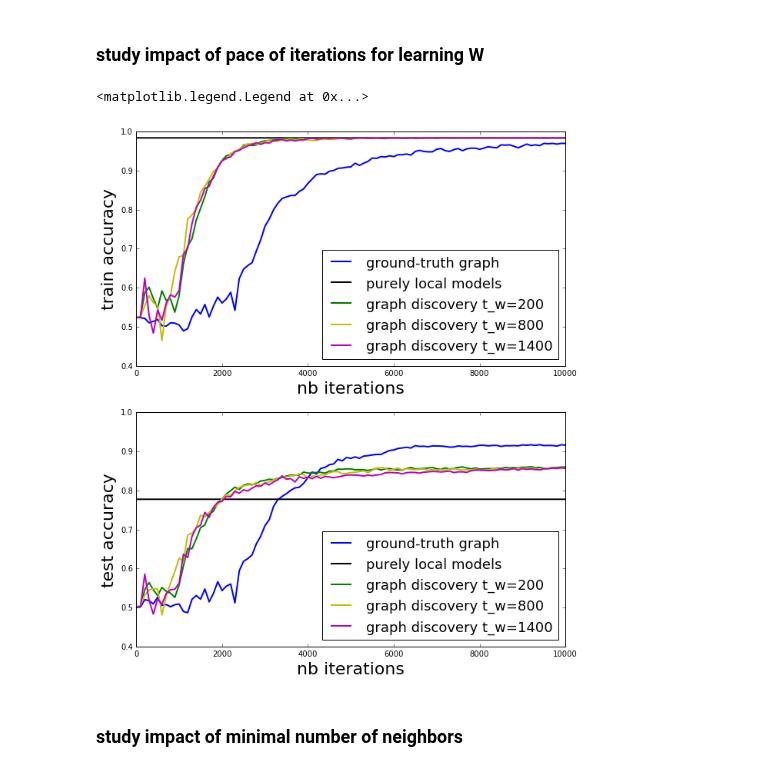
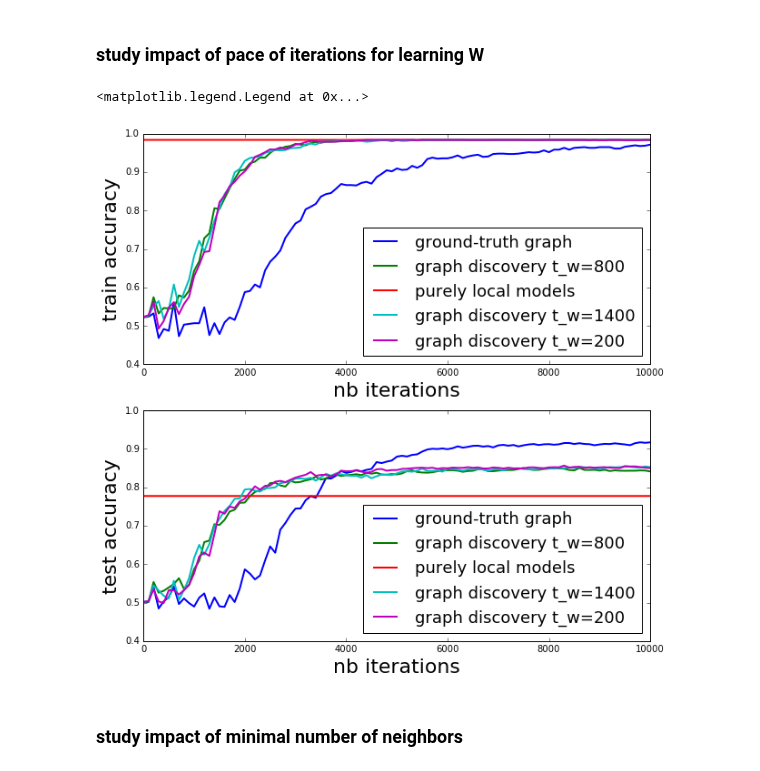
Before and after one commit to vzantedeschi/Dada, a Jupyter notebook: notebooks/Moons-100users.ipynb, the cells around one changed output. Drawn from its saved outputs; the diff is of its cells as text; code cells hidden in the pictures.

```diff
--- a/notebooks/Moons-100users.ipynb
+++ b/notebooks/Moons-100users.ipynb
@@ -66,5 +57,5 @@ methods = [
 # %%
 nodes_copy = deepcopy(nodes)
-results["Dada"] = regularized_local_FW(nodes_copy, base_clfs, beta=BETA, nb_iter=NB_ITER, mu=MU, callbacks=callbacks, checkevery=checkevery)
+results["Dada"] = regularized_local_FW(nodes_copy, base_clfs, beta=BETA, nb_iter=NB_ITER, mu=MU, monitors=monitors, checkevery=checkevery)
 # %%
 centralized_nodes = deepcopy(nodes)
@@ -176,8 +171,9 @@ plt.legend(loc="lower right", fontsize=18)
 # %% [markdown]
 ### study impact of pace of iterations for learning W
 # %%
-callbacks = {
-    'accuracy': [central_accuracy, []]
+monitors = {
+    'train-accuracy': [central_train_accuracy, []],
+    'test-accuracy': [central_test_accuracy, []],
 }
 
 # graph discovery
@@ -192,59 +188,41 @@ init_w = graph_discovery_sparse(local_nodes, min_k)
 for p in [200, 800, 1400]:
 
     gd_nodes = deepcopy(nodes)
-    results_gd["graph discovery t_w={}".format(p)] = gd_reg_local_FW(gd_nodes, base_clfs, init_w, gd_method={"name":"laplacian", "pace_gd": p, "args":(min_k)}, beta=BETA, mu=0.1, reset_step=False, nb_iter=10000, callbacks=callbacks, checkevery=checkevery)
+    results_gd["graph discovery t_w={}".format(p)] = gd_reg_local_FW(gd_nodes, base_clfs, init_w, gd_method={"name":"laplacian", "pace_gd": p, "args":(min_k)}, beta=BETA, mu=0.1, reset_step=False, nb_iter=10000, monitors=monitors, checkevery=checkevery)
 # %%
-colors = {
-    "ground-truth graph": "b",
-    "graph discovery t_w=200": "g",
-    "purely local models": "k",
-    "graph discovery t_w=800": "y",
-    "graph discovery t_w=1400": "m",
-}
-
-methods = [
-    "ground-truth graph",
-    "purely local models",
-    "graph discovery t_w=200",
-    "graph discovery t_w=800",
-    "graph discovery t_w=1400"
-]
-
 NB_ITER=10000
-plt.figure(1, figsize=(10, 12))
+plt.figure(1, figsize=(10, 10))
 
 plt.subplot(211)
 plt.xlabel('nb iterations', fontsize=22)
 plt.ylabel('train accuracy', fontsize=22)
 plt.xlim(0, NB_ITER)
 plt.ylim(0.4, 1)
 
-for k in methods:
-    r_list = results_gd[k]
+for k, r_list in results_gd.items():
     try:
-        plt.plot([i*100 for i in range(len(r_list))], [r['accuracy'][0] for r in r_list], label='{}'.format(k), color=colors[k], linewidth=2)
+        plt.plot([i*100 for i in range(len(r_list))], [r['train-accuracy'] for r in r_list], label='{}'.format(k), linewidth=2)
     except:
-        plt.plot(range(NB_ITER+1), [r_list[0]]*(NB_ITER+1), label='{}'.format(k), linewidth=2, color=colors[k])
+        plt.plot(range(NB_ITER+1), [r_list['train-accuracy']]*(NB_ITER+1), label='{}'.format(k), linewidth=2)
 
 plt.legend(loc='lower right', fontsize=18)
 
 plt.subplot(212)
 plt.xlabel('nb iterations', fontsize=22)
 plt.ylabel('test accuracy', fontsize=22)
 plt.xlim(0, NB_ITER)
 plt.ylim(0.4, 1)
 
-for k in methods:
-    r_list = results_gd[k]
+for k, r_list in results_gd.items():
     try:
-        plt.plot([i*100 for i in range(len(r_list))], [r['accuracy'][1] for r in r_list], label='{}'.format(k), linewidth=2, color=colors[k])
+        plt.plot([i*100 for i in range(len(r_list))], [r['test-accuracy'] for r in r_list], label='{}'.format(k), linewidth=2)
     except:
-        plt.plot(range(NB_ITER+1), [r_list[1]]*(NB_ITER+1), label='{}'.format(k), linewidth=2, color=colors[k])
+        plt.plot(range(NB_ITER+1), [r_list['test-accuracy']]*(NB_ITER+1), label='{}'.format(k), linewidth=2)
 
 plt.legend(loc='lower right', fontsize=18)
 # %% [output]
 <matplotlib.legend.Legend at 0x...>
-[figure, old version]
+[figure, new version]
 # %% [markdown]
 ### study impact of minimal number of neighbors
 # %%
```
Also changed, not shown: parts of 8 cells of this notebook, 8 other files.
